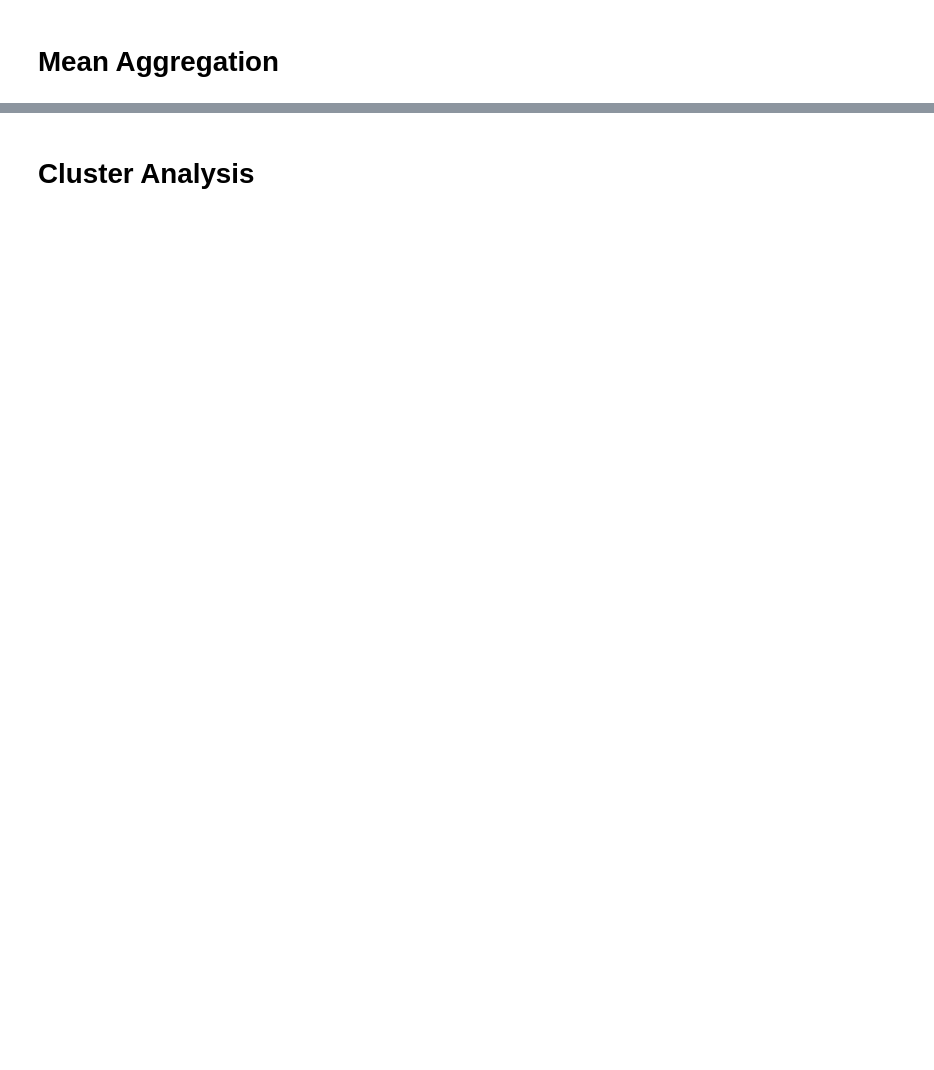
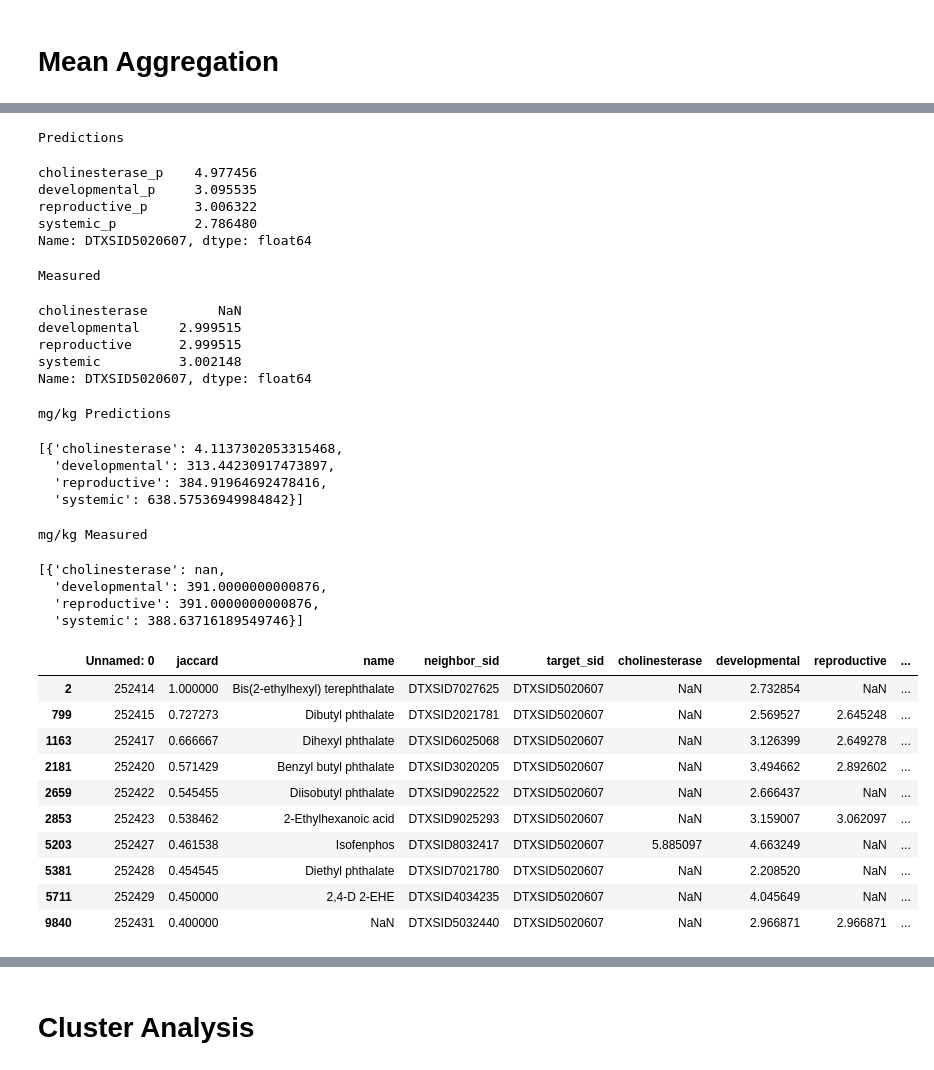
Before and after one commit to georgehelman/genra, a Jupyter notebook: notebooks/rax/rax-genra-toxref.ipynb, the cells around one changed output, grey strips where cells are left out. Saved outputs shown, nothing was run; the diff lists cells and outputs as text; code cells hidden in the pictures; blank space fills up the shorter version.

```diff
--- a/notebooks/rax/rax-genra-toxref.ipynb
+++ b/notebooks/rax/rax-genra-toxref.ipynb
@@ -561,0 +448,52 @@ plt.show()
+# %%
+weights={record['dsstox_sid']:record['mol_weight'] for record in dsstox.find({'dsstox_sid':{'$in':loael_sids}})}
+def convert_back(lm,weight):
+    return 10**-lm*1000*weight
+# %%
+#Good prediction
+sid='DTXSID5020607'
+row=loael_predictions_mean.loc[sid]
+print('Predictions')
+row[[category+'_p' for category in categories]]
+print('Measured')
+row[categories]
+print('mg/kg Predictions')
+[{category:convert_back(row[category+'_p'],weights[sid]) for category in categories}]
+print('mg/kg Measured')
+[{category:convert_back(row[category],weights[sid]) for category in categories}]
+loael_neighbors[(loael_neighbors['target_sid']==sid) & (pd.notnull(loael_neighbors['developmental']))].iloc[0:10]
+nhood=loael_neighbors[(loael_neighbors['target_sid']==sid) & (pd.notnull(loael_neighbors['systemic']))].iloc[0:10]
+# %% [output]
+Predictions
+cholinesterase_p    4.977456
+developmental_p     3.095535
+reproductive_p      3.006322
+systemic_p          2.786480
+Name: DTXSID5020607, dtype: float64
+Measured
+cholinesterase         NaN
+developmental     2.999515
+reproductive      2.999515
+systemic          3.002148
+Name: DTXSID5020607, dtype: float64
+mg/kg Predictions
+[{'cholinesterase': 4.1137302053315468,
+  'developmental': 313.44230917473897,
+  'reproductive': 384.91964692478416,
+  'systemic': 638.57536949984842}]
+mg/kg Measured
+[{'cholinesterase': nan,
+  'developmental': 391.0000000000876,
+  'reproductive': 391.0000000000876,
+  'systemic': 388.63716189549746}]
+|  | Unnamed: 0 | jaccard | name | neighbor_sid | target_sid | cholinesterase | developmental | reproductive | ... |
+| 2 | 252414 | 1.000000 | Bis(2-ethylhexyl) terephthalate | DTXSID7027625 | DTXSID5020607 | NaN | 2.732854 | NaN | ... |
+| 799 | 252415 | 0.727273 | Dibutyl phthalate | DTXSID2021781 | DTXSID5020607 | NaN | 2.569527 | 2.645248 | ... |
+| 1163 | 252417 | 0.666667 | Dihexyl phthalate | DTXSID6025068 | DTXSID5020607 | NaN | 3.126399 | 2.649278 | ... |
+| 2181 | 252420 | 0.571429 | Benzyl butyl phthalate | DTXSID3020205 | DTXSID5020607 | NaN | 3.494662 | 2.892602 | ... |
+| 2659 | 252422 | 0.545455 | Diisobutyl phthalate | DTXSID9022522 | DTXSID5020607 | NaN | 2.666437 | NaN | ... |
+| 2853 | 252423 | 0.538462 | 2-Ethylhexanoic acid | DTXSID9025293 | DTXSID5020607 | NaN | 3.159007 | 3.062097 | ... |
+| 5203 | 252427 | 0.461538 | Isofenphos | DTXSID8032417 | DTXSID5020607 | 5.885097 | 4.663249 | NaN | ... |
+| 5381 | 252428 | 0.454545 | Diethyl phthalate | DTXSID7021780 | DTXSID5020607 | NaN | 2.208520 | NaN | ... |
+| 5711 | 252429 | 0.450000 | 2,4-D 2-EHE | DTXSID4034235 | DTXSID5020607 | NaN | 4.045649 | NaN | ... |
+| 9840 | 252431 | 0.400000 | NaN | DTXSID5032440 | DTXSID5020607 | NaN | 2.966871 | 2.966871 | ... |
```
Also changed, not shown: parts of 172 cells of this notebook, 4 other files.
